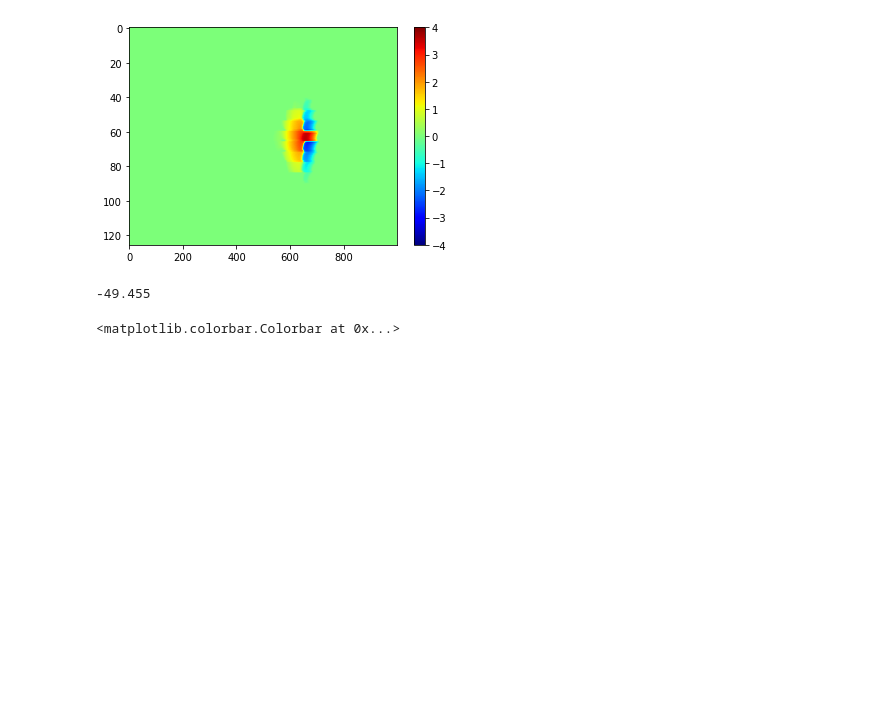
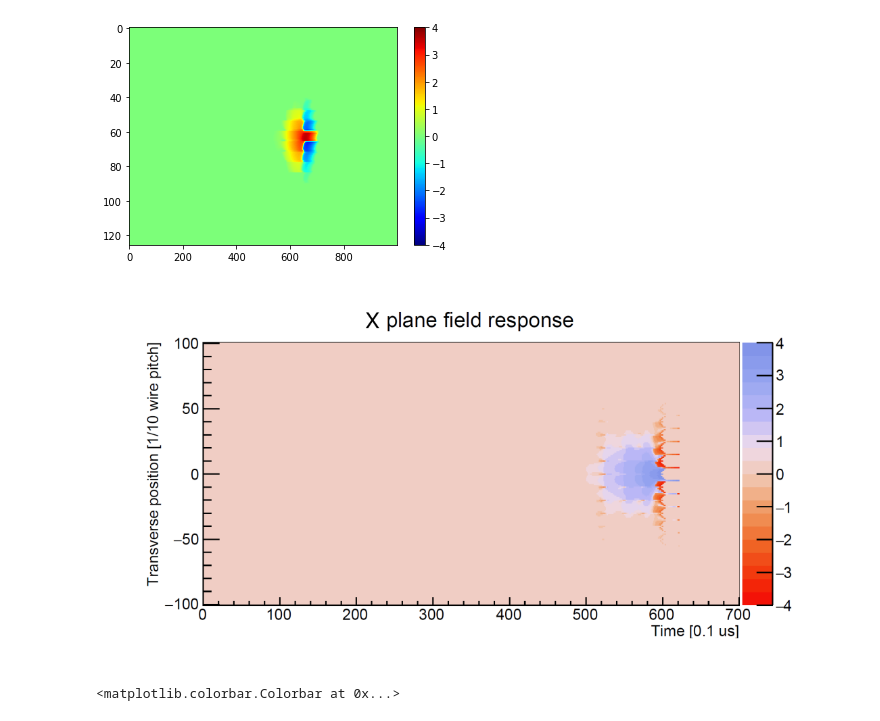
Before and after one commit to calcuttj/pyre-cell, a Jupyter notebook: Response.ipynb, the cells around one changed output. Saved outputs shown, nothing was run; the diff lists cells and outputs as text; code cells hidden in the pictures; blank space fills up the shorter version.

Commit message:
Updating sigproc graphviz and Response notebook

```diff
--- a/Response.ipynb
+++ b/Response.ipynb
@@ -98,8 +91,10 @@ plt.imshow(modded, aspect='auto', vmin=-4, vmax=4, cmap='jet'); plt.colorbar()
 # %% [output]
 <matplotlib.colorbar.Colorbar at 0x...>
 [figure]
-# %%
-field_response.planes[2].paths[0].pitchpos
-# %% [output]
--49.455
+# %%
+#From PDSP performance paper
+from IPython.display import Image
+Image("/home/jake/Documents/collection.png")
+# %% [output]
+[figure, added]
 # %%
```
Also changed, not shown: parts of 44 cells of this notebook, 3 other files.
